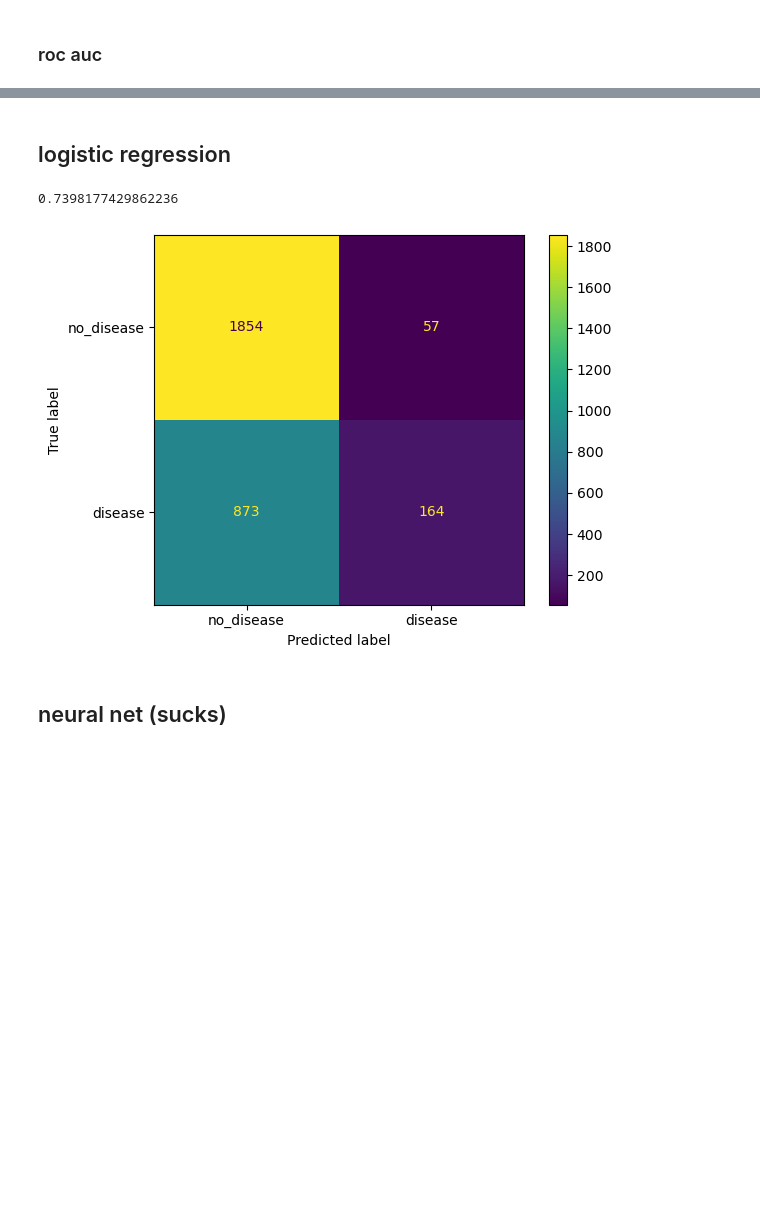
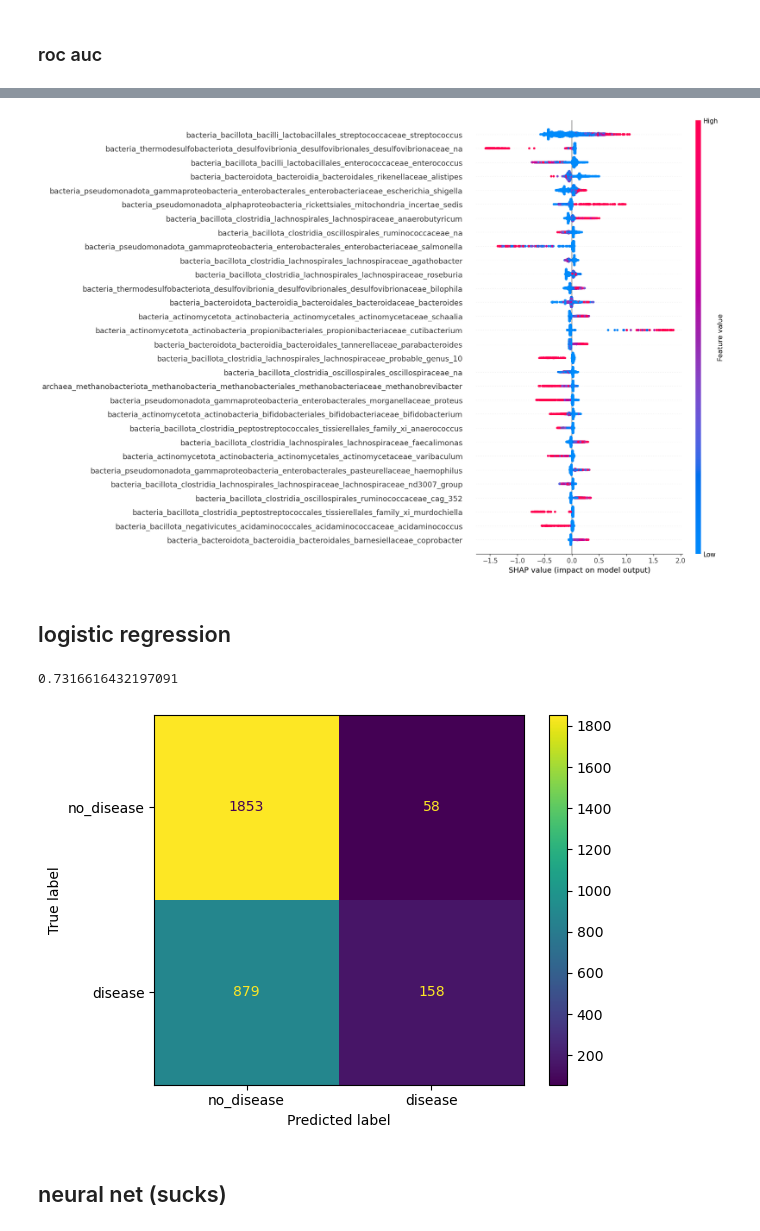
Before and after one commit to helloimfrei/gut-atlas, a Jupyter notebook: notebooks/gi_binary_classification.ipynb, the cells around one changed output, grey strips where cells are left out. Saved outputs shown, nothing was run; the diff lists cells and outputs as text; code cells hidden in the pictures; blank space fills up the shorter version.

```diff
--- a/notebooks/gi_binary_classification.ipynb
+++ b/notebooks/gi_binary_classification.ipynb
@@ -88,7 +143,11 @@ plot_roc_curve(y_test, y_proba[:, 1], roc_auc).show()
+# %%
+plot_shap_importance(best_model, X_test, max_display=30)
+# %% [output]
+[figure, added]
 # %% [markdown]
 ## logistic regression
 # %%
-logist = LogisticRegression(penalty="l2")
+logist = LogisticRegression(penalty="elasticnet",solver='saga',l1_ratio=0.5,C=1.0)
 logist.fit(X_train, y_train)
 preds = logist.predict(X_test)
 logist_roc_auc = roc_auc_score(y_test, logist.predict_proba(X_test)[:, 1])
@@ -100,7 +159,7 @@ logist_cm_disp = ConfusionMatrixDisplay(
 logist_cm_disp.plot()
 plt.show()
 # %% [output]
-0.7398177429862236
+0.7316616432197091
 [figure]
 # %% [markdown]
 ## neural net (sucks)
```
Also changed, not shown: parts of 12 cells of this notebook, 4 other files.
